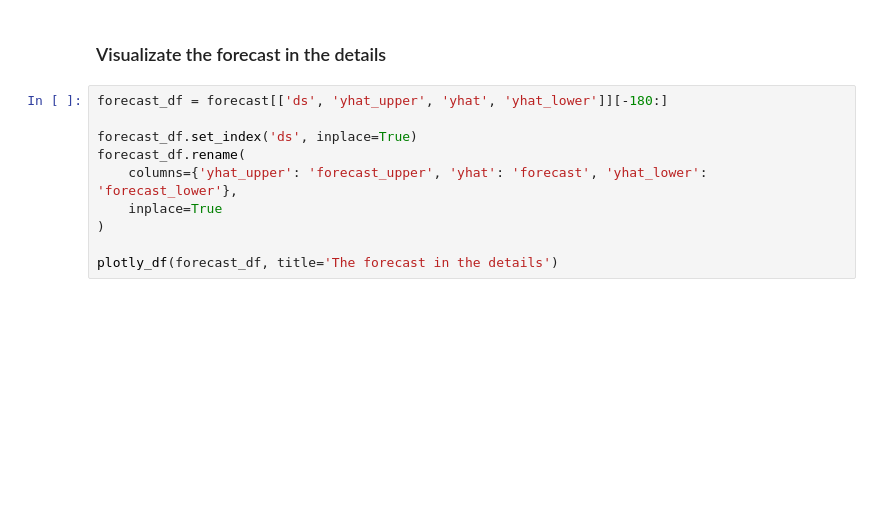
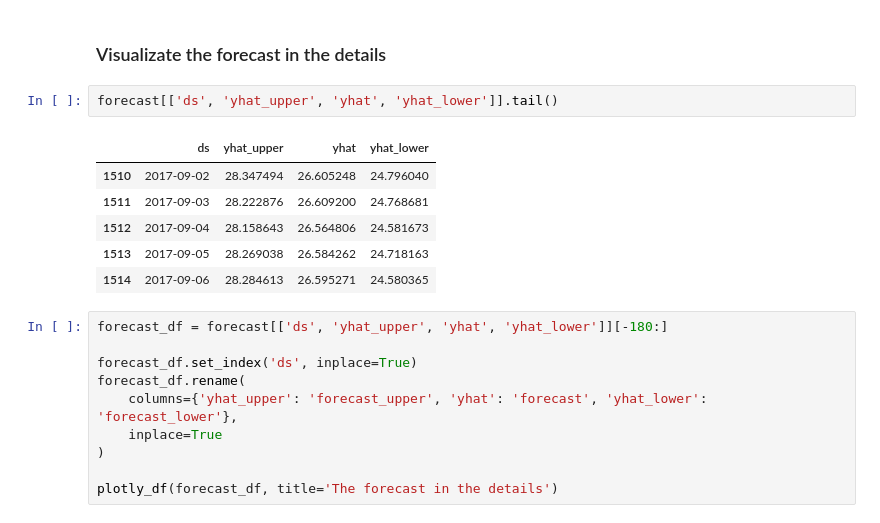
Before and after one commit to DanilBaibak/predict_fluctuation_currency_quote, a Jupyter notebook: currency_quote_uah_usd.ipynb, the cells around one changed output. Cells and saved outputs as stored; diff of their text form; blank space fills up the shorter version.

```diff
--- a/currency_quote_uah_usd.ipynb
+++ b/currency_quote_uah_usd.ipynb
@@ -259,5 +264,14 @@ m.plot_components(forecast);
 # %% [markdown]
 ### Visualizate the forecast in the details
+# %%
+forecast[['ds', 'yhat_upper', 'yhat', 'yhat_lower']].tail()
+# %% [output]
+|  | ds | yhat_upper | yhat | yhat_lower |
+| 1510 | 2017-09-02 | 28.347494 | 26.605248 | 24.796040 |
+| 1511 | 2017-09-03 | 28.222876 | 26.609200 | 24.768681 |
+| 1512 | 2017-09-04 | 28.158643 | 26.564806 | 24.581673 |
+| 1513 | 2017-09-05 | 28.269038 | 26.584262 | 24.718163 |
+| 1514 | 2017-09-06 | 28.284613 | 26.595271 | 24.580365 |
 # %%
 forecast_df = forecast[['ds', 'yhat_upper', 'yhat', 'yhat_lower']][-180:]
 
```
Also changed, not shown: parts of 5 cells of this notebook.
